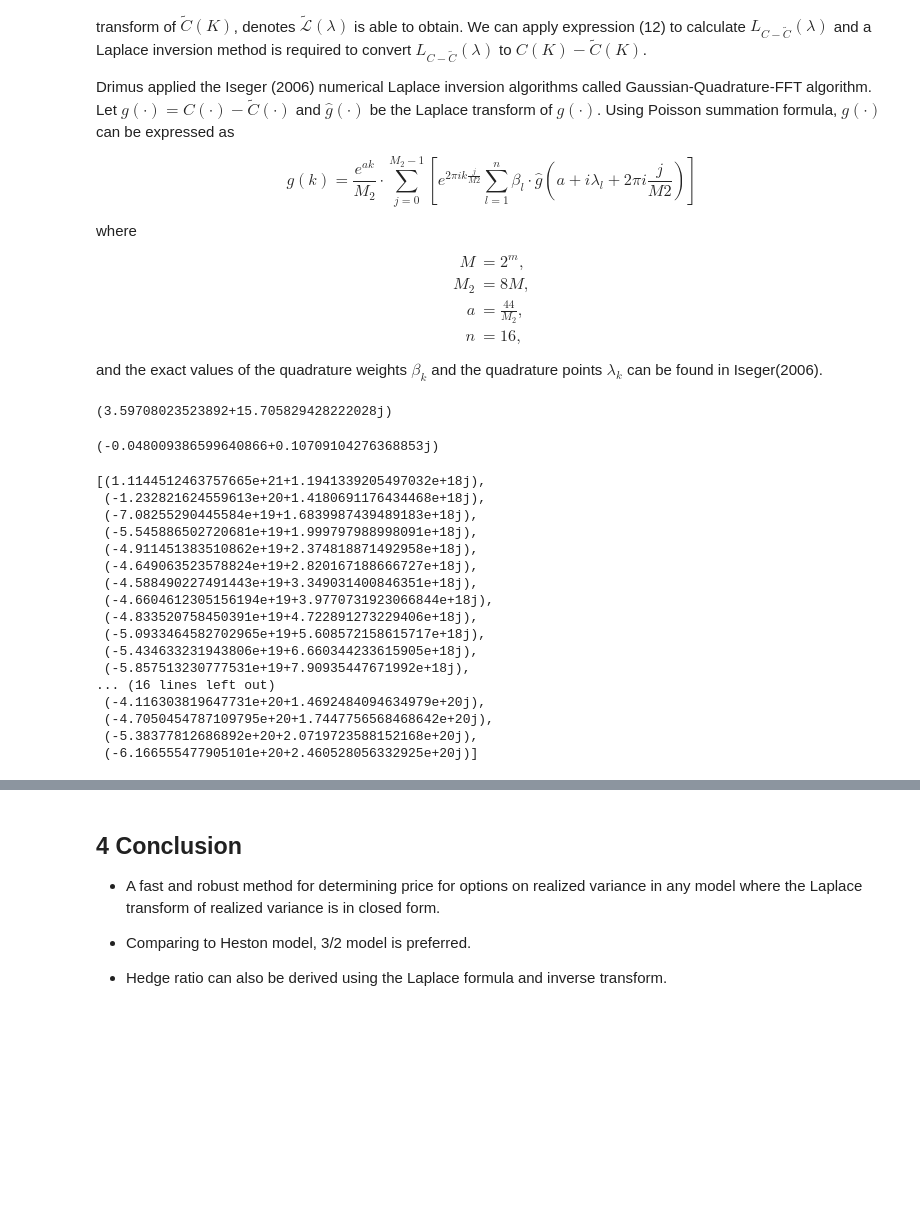
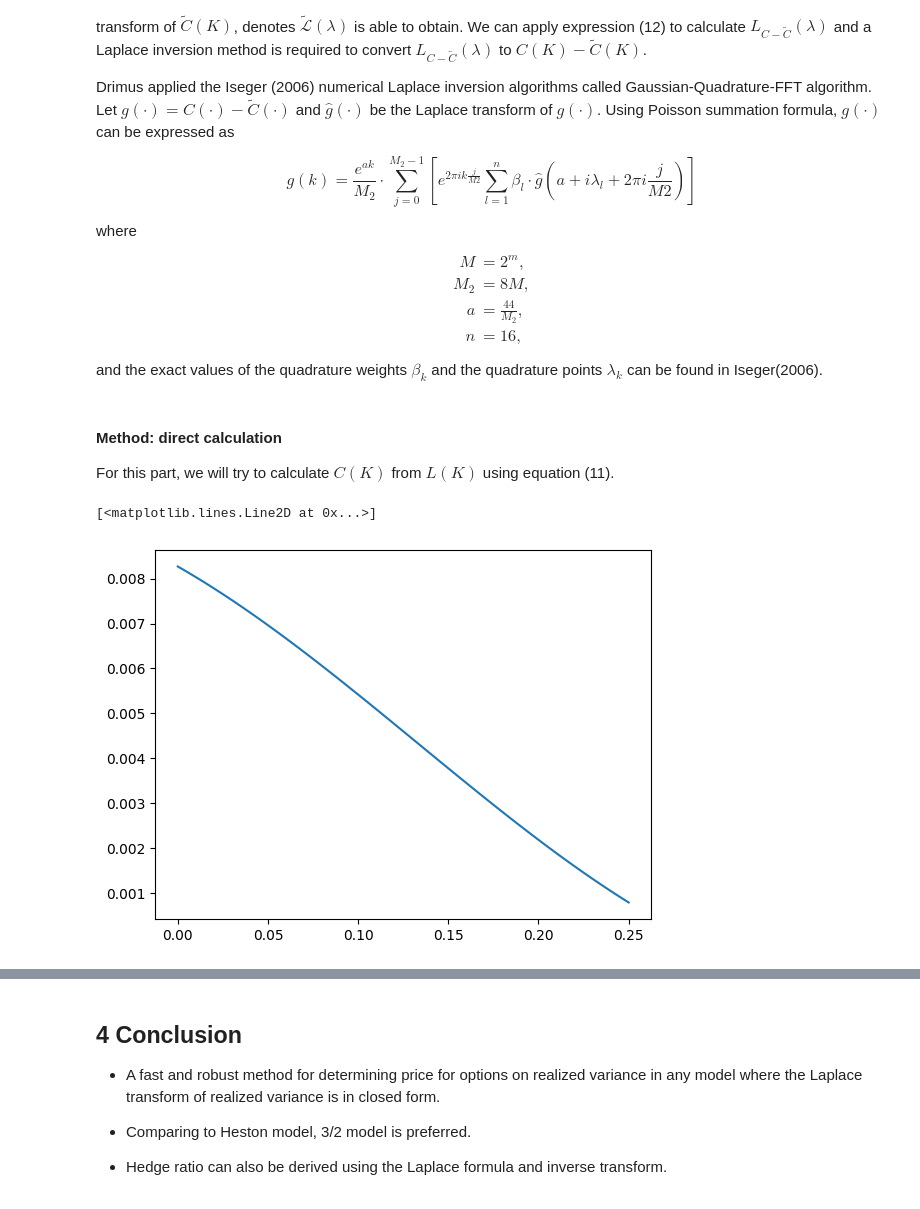
Before and after one commit to wangyutengsam2001/PHBS_ASP_2023-1, a Jupyter notebook: Project/pre0419/pre0419.ipynb, the cells around one changed output, grey strips where cells are left out. Drawn from its saved outputs; the diff is of its cells as text; code cells hidden in the pictures; blank space fills up the shorter version.

```diff
--- a/Project/pre0419/pre0419.ipynb
+++ b/Project/pre0419/pre0419.ipynb
@@ -240,33 +246,21 @@ a &= \frac{44}{M_2}, \\
 n &= 16,
 \end{align*}
 and the exact values of the quadrature weights $\beta_k$ and the quadrature points $\lambda_k$ can be found in Iseger(2006).
-# %%
-wang.direct_Lk(complex(1, 1), C0_heston, 'Heston', v_heston, 0.5)
-# %% [output]
-(3.59708023523892+15.705829428222028j)
-# %%
-wang.direct_Lk(complex(1, 1), C0_32, '3/2', v_32, 0.5)
-# %% [output]
-(-0.048009386599640866+0.10709104276368853j)
-# %%
-params = wang.parameters_inv(times = 5)
-g_hat = lambda c: wang.L_C0_heston(v_heston, c, texp)
-wang.inv_algo_ghat(params, g_hat)
-# %% [output]
-[(1.1144512463757665e+21+1.1941339205497032e+18j),
- (-1.232821624559613e+20+1.4180691176434468e+18j),
- (-7.08255290445584e+19+1.6839987439489183e+18j),
- (-5.545886502720681e+19+1.999797988998091e+18j),
- (-4.911451383510862e+19+2.374818871492958e+18j),
- (-4.649063523578824e+19+2.820167188666727e+18j),
- (-4.588490227491443e+19+3.349031400846351e+18j),
- (-4.6604612305156194e+19+3.9770731923066844e+18j),
- (-4.833520758450391e+19+4.722891273229406e+18j),
- (-5.0933464582702965e+19+5.608572158615717e+18j),
- (-5.434633231943806e+19+6.660344233615905e+18j),
- (-5.857513230777531e+19+7.90935447671992e+18j),
-... (16 lines left out)
- (-4.116303819647731e+20+1.4692484094634979e+20j),
- (-4.7050454787109795e+20+1.7447756568468642e+20j),
- (-5.38377812686892e+20+2.0719723588152168e+20j),
- (-6.166555477905101e+20+2.460528056332925e+20j)]
+# %% [markdown]
+#### Method: direct calculation
+
+For this part, we will try to calculate $C(K)$ from $L(K)$ using equation (11).
+# %%
+v0, k, theta, epsilon = 0.0348, 1.15, 0.0348, 0.39
+_texp, texp = 0.25, 0.5
+
+v_heston = wang.variance_heston(v0, k, theta, epsilon, 0)
+# %%
+params = wang.parameters_inv(times = 5)
+g_hat = lambda x: shen.upper_l(x, c.c0(), v_heston, texp)
+price = [shen.inv_lap(x, params, g_hat) for x in np.linspace(0, .25, 100)]
+
+plt.plot(np.linspace(0, .25, 100), np.array(price).real)
+# %% [output]
+[<matplotlib.lines.Line2D at 0x...>]
+[figure, added]
```
Also changed, not shown: parts of 10 cells of this notebook, 18 other files.
